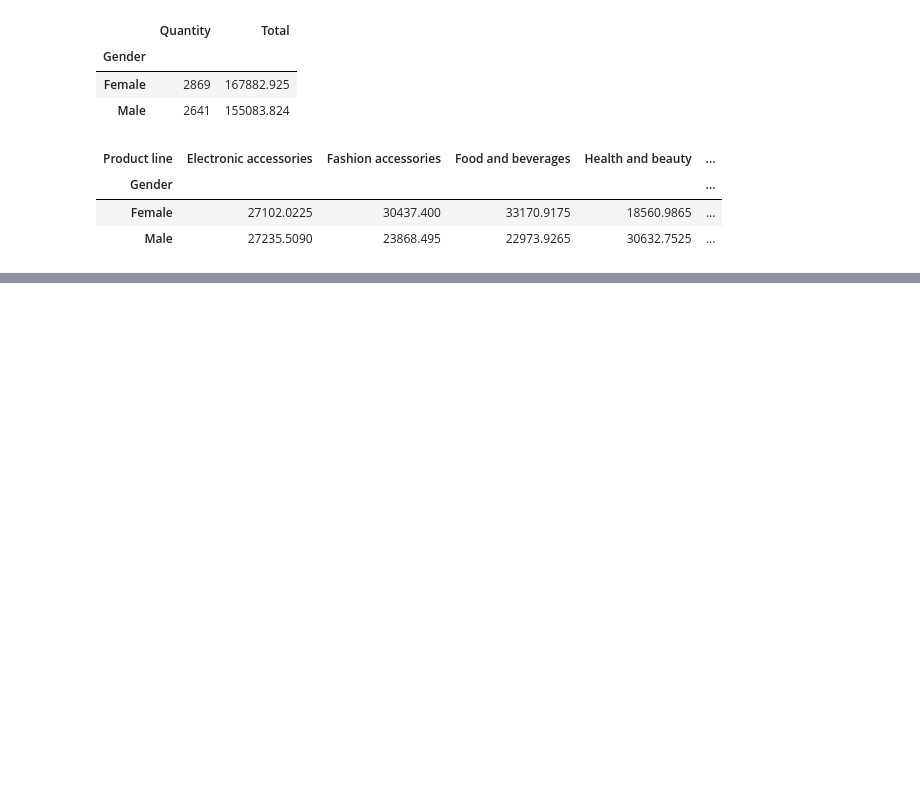
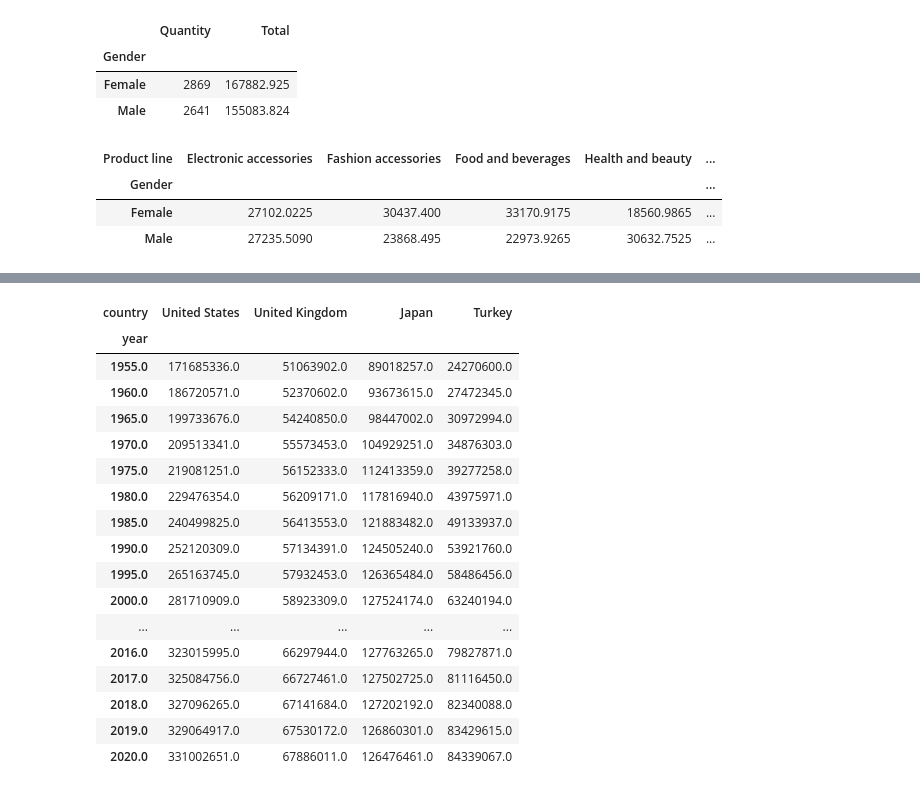
Before and after one commit to omrfyildiz/python-project, a Jupyter notebook: Pandas/pandas-exercise.ipynb, the cells around one changed output, grey strips where cells are left out. Saved outputs shown, nothing was run; the diff lists cells and outputs as text; code cells hidden in the pictures; blank space fills up the shorter version.

```diff
--- a/Pandas/pandas-exercise.ipynb
+++ b/Pandas/pandas-exercise.ipynb
@@ -623,0 +650,21 @@ df_sales.pivot_table(index="Gender", columns="Product line", values="Total", agg
+# %%
+df_selected_countries
+# %% [output]
+| country | United States | United Kingdom | Japan | Turkey |
+| year |  |  |  |  |
+| 1955.0 | 171685336.0 | 51063902.0 | 89018257.0 | 24270600.0 |
+| 1960.0 | 186720571.0 | 52370602.0 | 93673615.0 | 27472345.0 |
+| 1965.0 | 199733676.0 | 54240850.0 | 98447002.0 | 30972994.0 |
+| 1970.0 | 209513341.0 | 55573453.0 | 104929251.0 | 34876303.0 |
+| 1975.0 | 219081251.0 | 56152333.0 | 112413359.0 | 39277258.0 |
+| 1980.0 | 229476354.0 | 56209171.0 | 117816940.0 | 43975971.0 |
+| 1985.0 | 240499825.0 | 56413553.0 | 121883482.0 | 49133937.0 |
+| 1990.0 | 252120309.0 | 57134391.0 | 124505240.0 | 53921760.0 |
+| 1995.0 | 265163745.0 | 57932453.0 | 126365484.0 | 58486456.0 |
+| 2000.0 | 281710909.0 | 58923309.0 | 127524174.0 | 63240194.0 |
+| ... | ... | ... | ... | ... |
+| 2016.0 | 323015995.0 | 66297944.0 | 127763265.0 | 79827871.0 |
+| 2017.0 | 325084756.0 | 66727461.0 | 127502725.0 | 81116450.0 |
+| 2018.0 | 327096265.0 | 67141684.0 | 127202192.0 | 82340088.0 |
+| 2019.0 | 329064917.0 | 67530172.0 | 126860301.0 | 83429615.0 |
+| 2020.0 | 331002651.0 | 67886011.0 | 126476461.0 | 84339067.0 |
```
Also changed, not shown: parts of 14 cells of this notebook.
